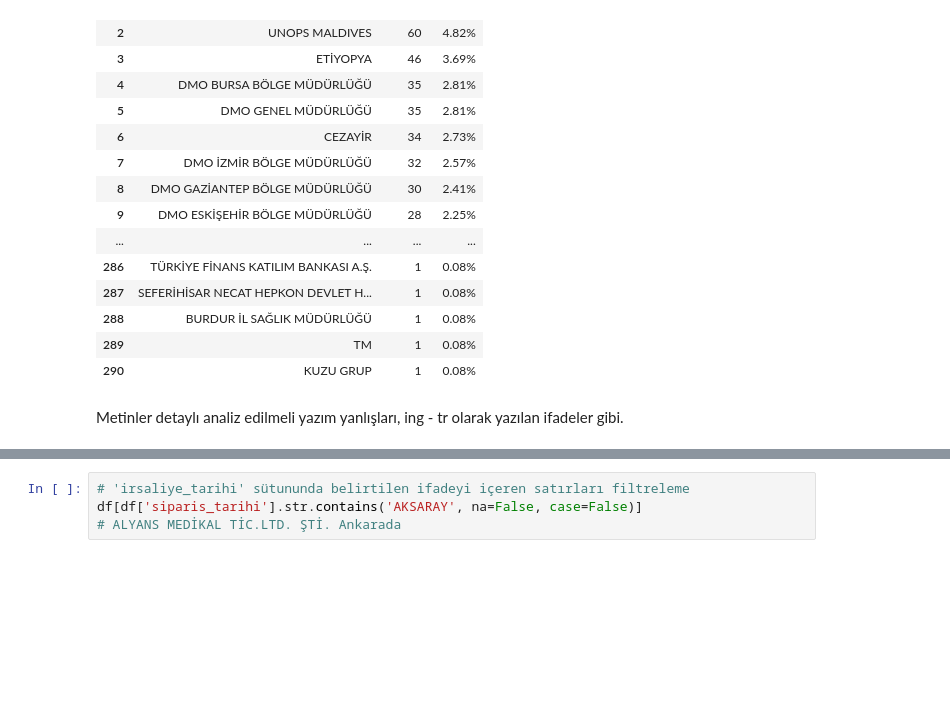
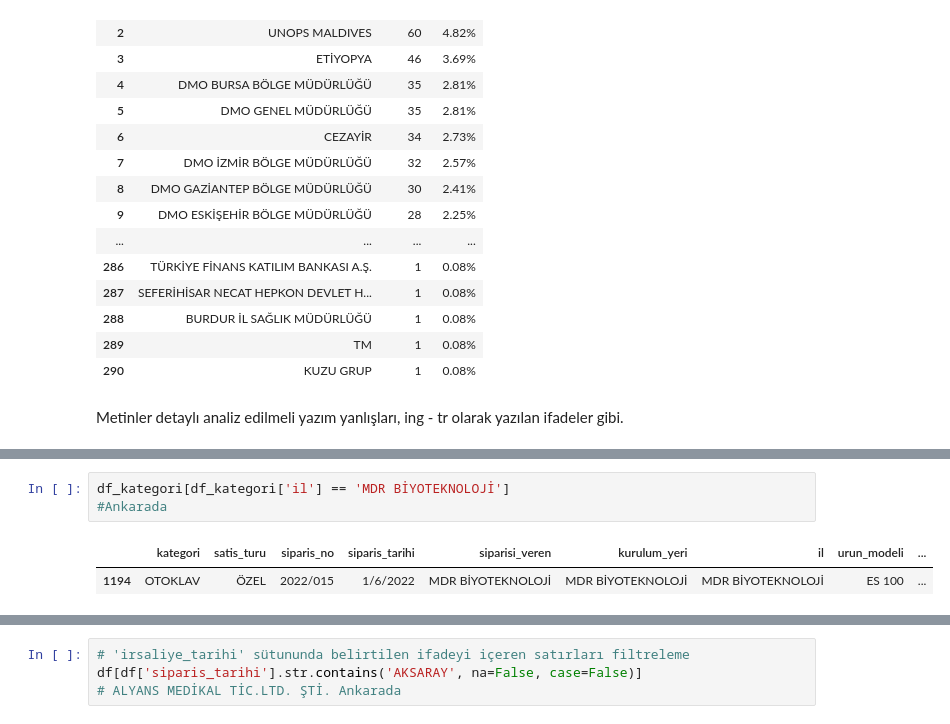
Before and after one commit to Duygu-Jones/LLM_Playground, a Jupyter notebook: 01_EDA/KATEGORILER/01_Otoklav_Oksijen/FNur/FNUR_EDA_NOTEBOOK_OTOKLAV_OKSIJEN_SATIS.ipynb, the cells around one changed output, grey strips where cells are left out. Cells and saved outputs as stored; diff of their text form; blank space fills up the shorter version.

```diff
--- a/01_EDA/KATEGORILER/01_Otoklav_Oksijen/FNur/FNUR_EDA_NOTEBOOK_OTOKLAV_OKSIJEN_SATIS.ipynb
+++ b/01_EDA/KATEGORILER/01_Otoklav_Oksijen/FNur/FNUR_EDA_NOTEBOOK_OTOKLAV_OKSIJEN_SATIS.ipynb
@@ -965,0 +747,6 @@ df[df['siparis_no'] == '2018/037']
+# %%
+df_kategori[df_kategori['il'] == 'MDR BİYOTEKNOLOJİ']
+#Ankarada
+# %% [output]
+|  | kategori | satis_turu | siparis_no | siparis_tarihi | siparisi_veren | kurulum_yeri | il | urun_modeli | ... |
+| 1194 | OTOKLAV | ÖZEL | 2022/015 | 1/6/2022 | MDR BİYOTEKNOLOJİ | MDR BİYOTEKNOLOJİ | MDR BİYOTEKNOLOJİ | ES 100 | ... |
```
Also changed, not shown: parts of 80 cells of this notebook.
